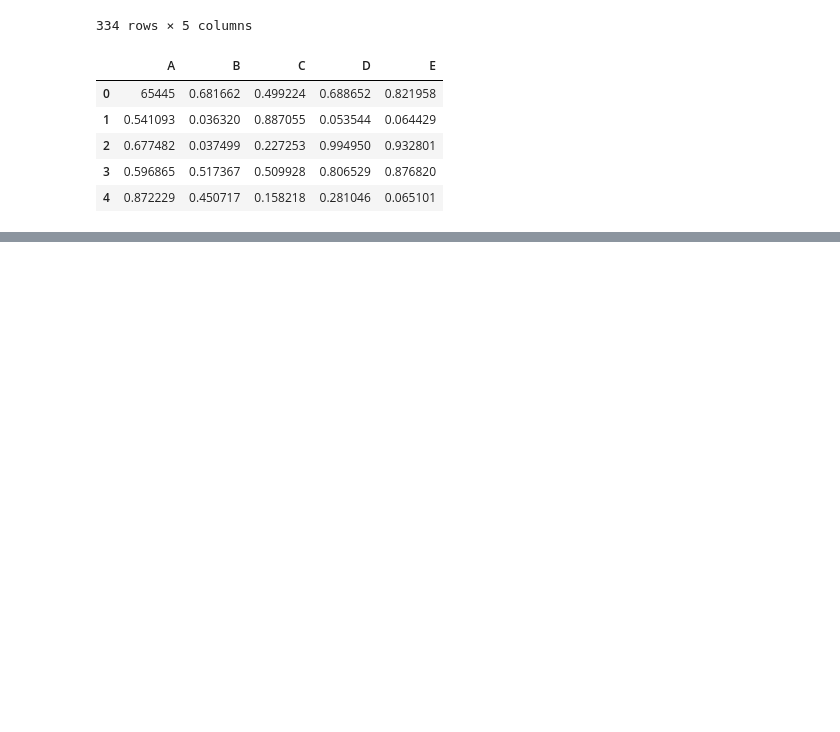
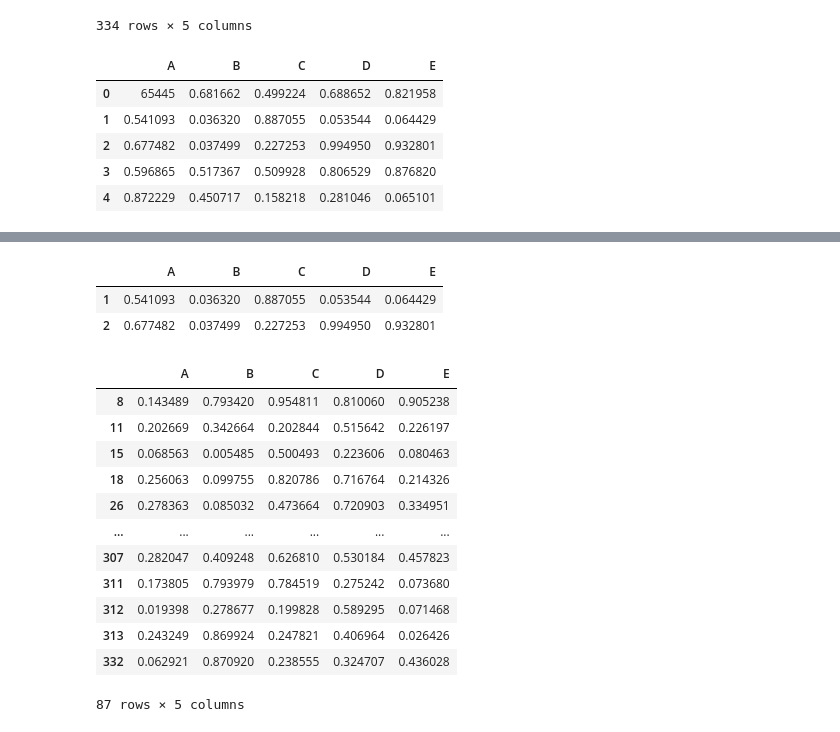
Before and after one commit to simakhter1109/python-journey, a Jupyter notebook: 05-Pandas/Pandas.ipynb, the cells around one changed output, grey strips where cells are left out. Cells and saved outputs as stored; diff of their text form; code cells hidden in the pictures; blank space fills up the shorter version.

```diff
--- a/05-Pandas/Pandas.ipynb
+++ b/05-Pandas/Pandas.ipynb
@@ -486,0 +503,22 @@ df3.head()
+# %%
+df3.loc[[1,2], :]
+# %% [output]
+|  | A | B | C | D | E |
+| 1 | 0.541093 | 0.036320 | 0.887055 | 0.053544 | 0.064429 |
+| 2 | 0.677482 | 0.037499 | 0.227253 | 0.994950 | 0.932801 |
+# %%
+df3.loc[(df3['A']<0.3)]
+# %% [output]
+|  | A | B | C | D | E |
+| 8 | 0.143489 | 0.793420 | 0.954811 | 0.810060 | 0.905238 |
+| 11 | 0.202669 | 0.342664 | 0.202844 | 0.515642 | 0.226197 |
+| 15 | 0.068563 | 0.005485 | 0.500493 | 0.223606 | 0.080463 |
+| 18 | 0.256063 | 0.099755 | 0.820786 | 0.716764 | 0.214326 |
+| 26 | 0.278363 | 0.085032 | 0.473664 | 0.720903 | 0.334951 |
+| ... | ... | ... | ... | ... | ... |
+| 307 | 0.282047 | 0.409248 | 0.626810 | 0.530184 | 0.457823 |
+| 311 | 0.173805 | 0.793979 | 0.784519 | 0.275242 | 0.073680 |
+| 312 | 0.019398 | 0.278677 | 0.199828 | 0.589295 | 0.071468 |
+| 313 | 0.243249 | 0.869924 | 0.247821 | 0.406964 | 0.026426 |
+| 332 | 0.062921 | 0.870920 | 0.238555 | 0.324707 | 0.436028 |
+87 rows × 5 columns
```
Also changed, not shown: parts of 1 cell of this notebook.
